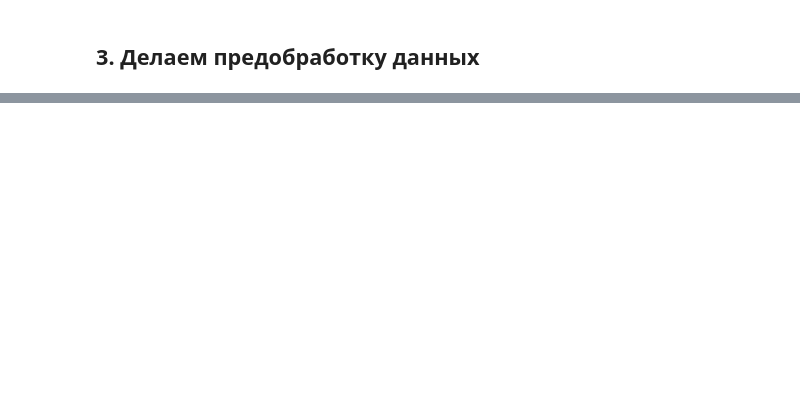
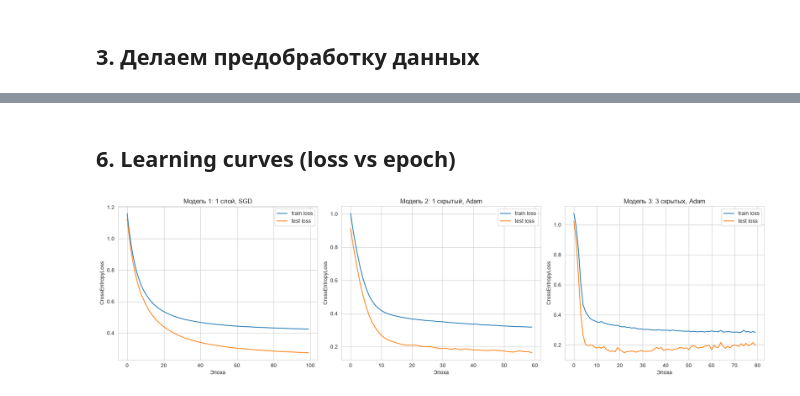
Before and after one commit to nebel310/AI-LABS, a Jupyter notebook: notebooks/lr04/04_lab_dl_intro.ipynb, the cells around one changed output, grey strips where cells are left out. Saved outputs shown, nothing was run; the diff lists cells and outputs as text; code cells hidden in the pictures; blank space fills up the shorter version.

```diff
--- a/notebooks/lr04/04_lab_dl_intro.ipynb
+++ b/notebooks/lr04/04_lab_dl_intro.ipynb
@@ -64,0 +358,21 @@ data = pd.read_csv(path_to_dataset, sep='\t')  # если нужно, можно
+# %%
+torch.manual_seed(RANDOM_STATE)
+
+class DeepNet(nn.Module):
+    def __init__(self, in_dim, n_classes):
+        super().__init__()
+        self.net = nn.Sequential(
+            nn.Linear(in_dim, 128), nn.ReLU(),
+            nn.Linear(128, 64),    nn.ReLU(),
+            nn.Linear(64, 32),     nn.ReLU(),
+            nn.Linear(32, n_classes),
+        )
+
+    def forward(self, x):
+        return self.net(x)
+
+model3 = DeepNet(IN_DIM, N_CLASSES)
+opt3 = torch.optim.Adam(model3.parameters(), lr=1e-3)
+
+print('Модель 3: 3 скрытых слоя (128-64-32), Adam(lr=1e-3), 80 эпох')
+hist3 = fit(model3, train_loader, test_loader, opt3, criterion, epochs=80, device=device)
@@ -64,0 +390,23 @@ data = pd.read_csv(path_to_dataset, sep='\t')  # если нужно, можно
+# %% [markdown]
+## 6. Learning curves (loss vs epoch)
+# %%
+fig, axes = plt.subplots(1, 3, figsize=(18, 5))
+
+histories = [
+    (hist1, 'Модель 1: 1 слой, SGD', axes[0]),
+    (hist2, 'Модель 2: 1 скрытый, Adam', axes[1]),
+    (hist3, 'Модель 3: 3 скрытых, Adam', axes[2]),
+]
+
+for hist, title, ax in histories:
+    ax.plot(hist['train_loss'], label='train loss')
+    ax.plot(hist['test_loss'],  label='test loss')
+    ax.set_xlabel('Эпоха')
+    ax.set_ylabel('CrossEntropyLoss')
+    ax.set_title(title)
+    ax.legend()
+
+plt.tight_layout()
+plt.show()
+# %% [output]
+[figure, added]
```
Also changed, not shown: parts of 20 cells of this notebook.
